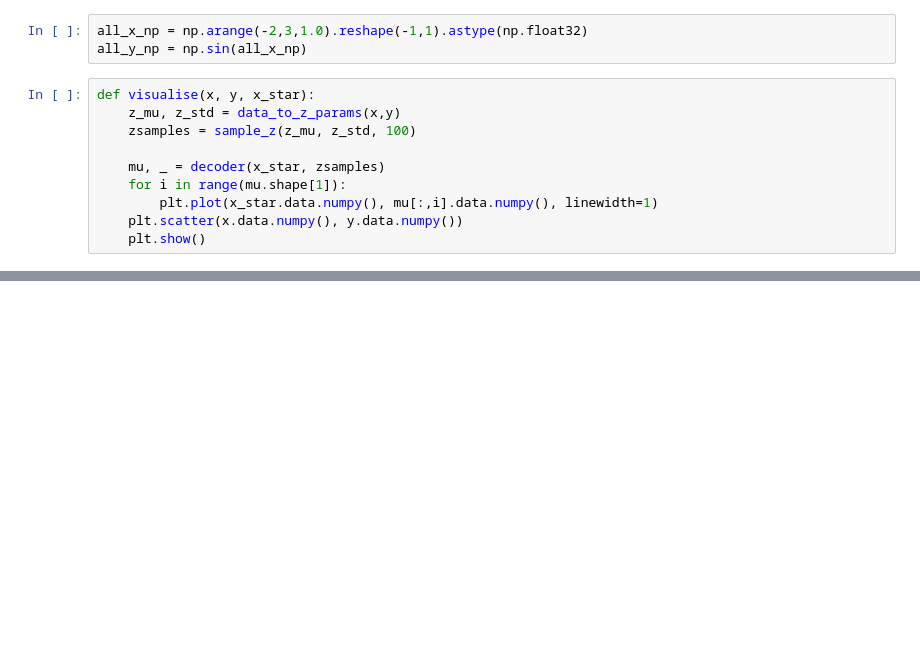
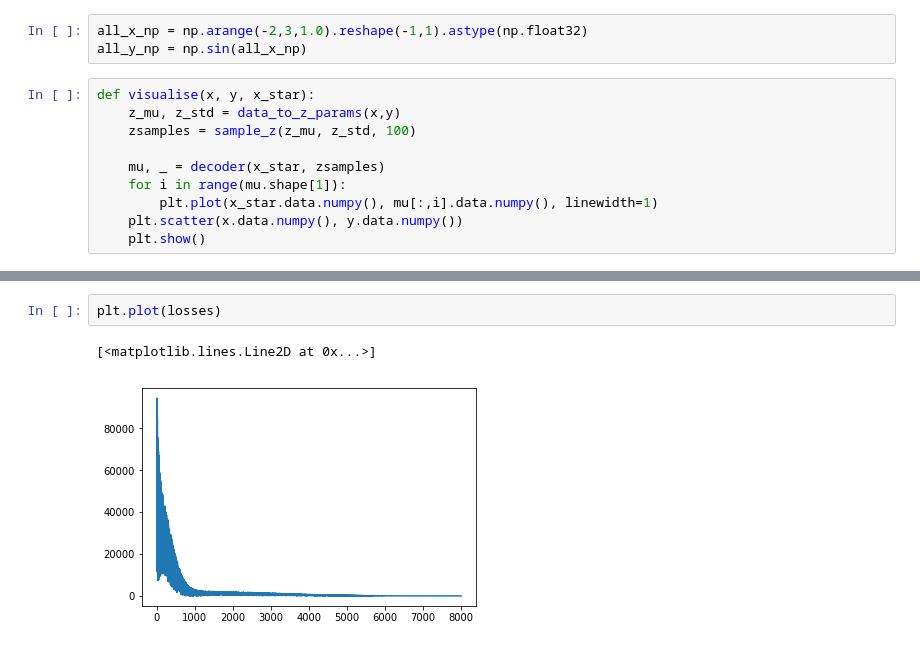
Before and after one commit to chrisorm/Machine-Learning, a Jupyter notebook: Neural GP.ipynb, the cells around one changed output, grey strips where cells are left out. Saved outputs shown, nothing was run; the diff lists cells and outputs as text; blank space fills up the shorter version.

```diff
--- a/Neural GP.ipynb
+++ b/Neural GP.ipynb
@@ -148,0 +166,5 @@ for t in range(8001):
+# %%
+plt.plot(losses)
+# %% [output]
+[<matplotlib.lines.Line2D at 0x...>]
+[figure, added]
```
Also changed, not shown: parts of 6 cells of this notebook.
